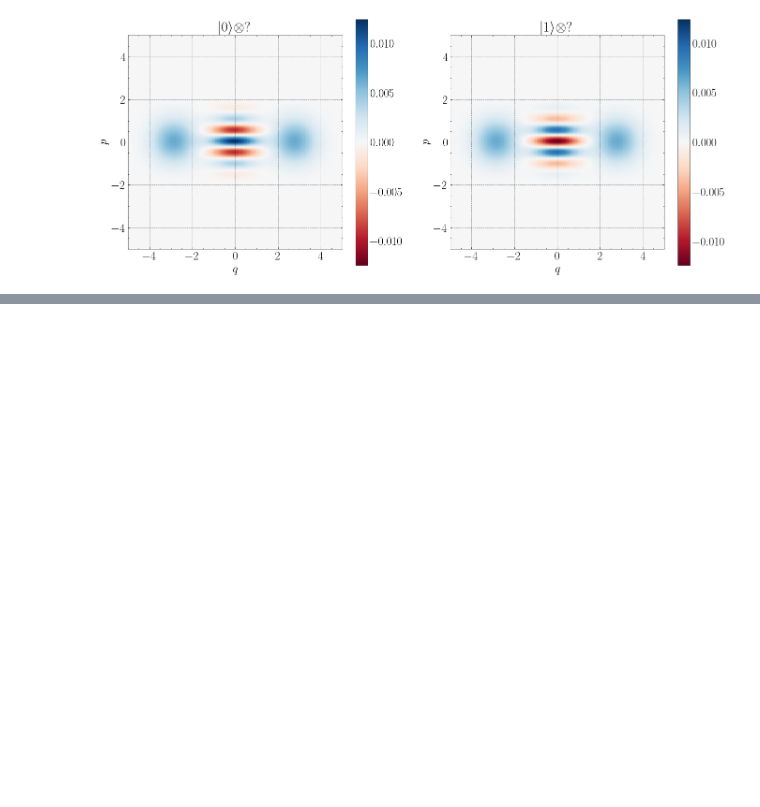
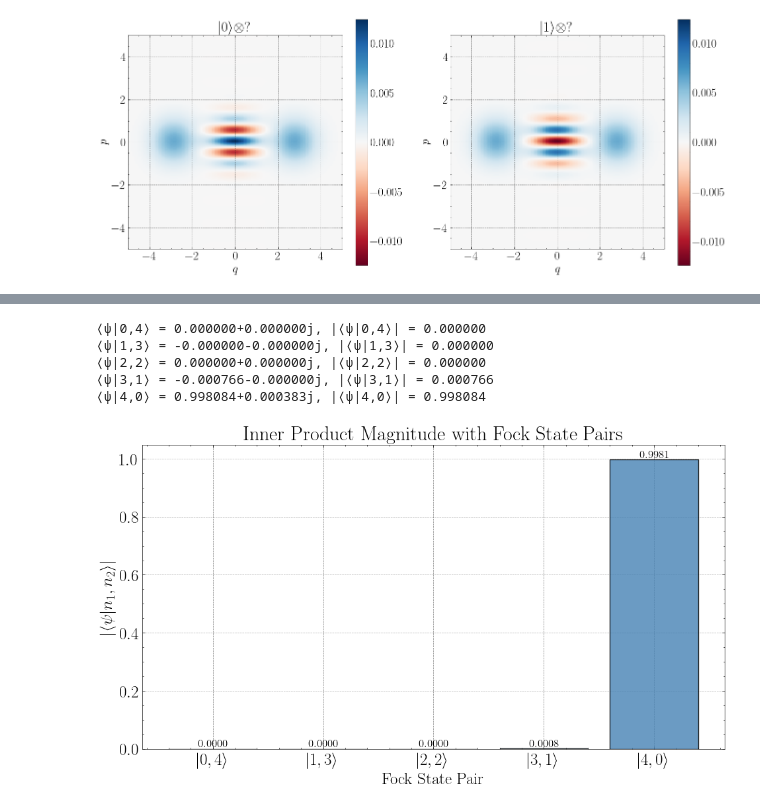
Before and after one commit to helloluxi/cuda-cvdv, a Jupyter notebook: test.ipynb, the cells around one changed output, grey strips where cells are left out. Drawn from its saved outputs; the diff is of its cells as text; code cells hidden in the pictures; blank space fills up the shorter version.

```diff
--- a/test.ipynb
+++ b/test.ipynb
@@ -249,0 +336,11 @@ Sum = 1.000000 (should be 1.0)
+# %%
+# Apply beam splitter again
+sim.beamSplitter(0, 1, pi/2)
+debugPlot()
+# %% [output]
+⟨ψ|0,4⟩ = 0.000000+0.000000j, |⟨ψ|0,4⟩| = 0.000000
+⟨ψ|1,3⟩ = -0.000000-0.000000j, |⟨ψ|1,3⟩| = 0.000000
+⟨ψ|2,2⟩ = 0.000000+0.000000j, |⟨ψ|2,2⟩| = 0.000000
+⟨ψ|3,1⟩ = -0.000766-0.000000j, |⟨ψ|3,1⟩| = 0.000766
+⟨ψ|4,0⟩ = 0.998084+0.000383j, |⟨ψ|4,0⟩| = 0.998084
+[figure, added]
```
Also changed, not shown: parts of 9 cells of this notebook, 2 other files.
